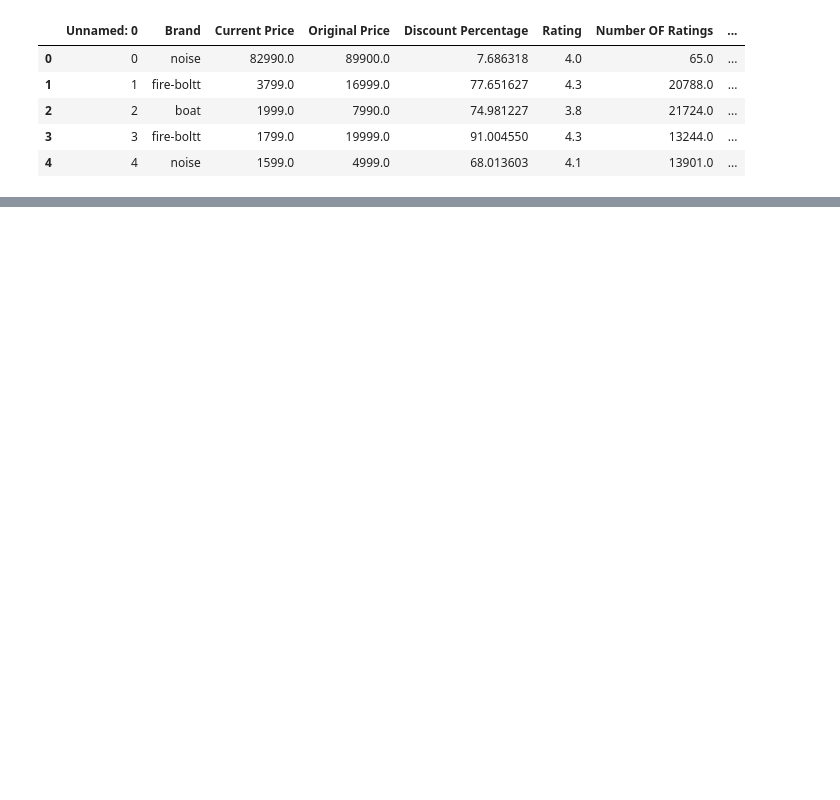
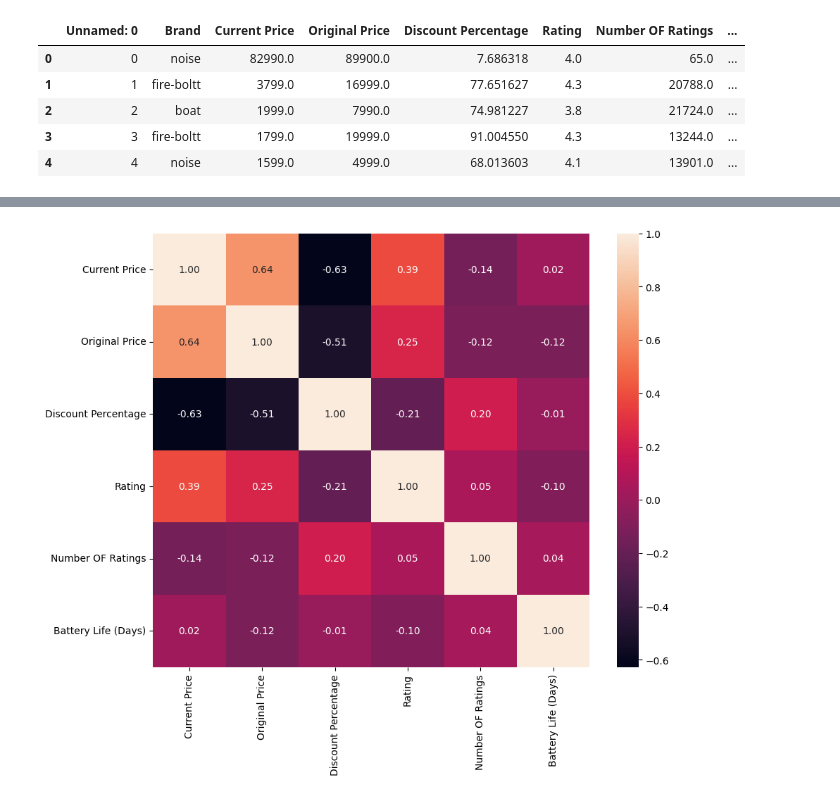
Before and after one commit to ianmuchai/smartwatch_dataset, a Jupyter notebook: Smartwatch_Dataset.ipynb, the cells around one changed output, grey strips where cells are left out. Saved outputs shown, nothing was run; the diff lists cells and outputs as text; code cells hidden in the pictures; blank space fills up the shorter version.

```diff
--- a/Smartwatch_Dataset.ipynb
+++ b/Smartwatch_Dataset.ipynb
@@ -38,6 +38,9 @@ data[categorical_columns] = data[categorical_columns].fillna('Unknown')
 # Filling 'Current Price' and 'Original Price' with their median values
 data['Current Price'] = data['Current Price'].fillna(data['Current Price'].median())
 data['Original Price'] = data['Original Price'].fillna(data['Original Price'].median())
+# %%
+data['Rating'] = data['Rating'].fillna(data['Rating'].median())
+data['Battery Life (Days)'] = data['Battery Life (Days)'].fillna(data['Battery Life (Days)'].median())
 # %%
 data.head()
 # %% [output]
@@ -47,3 +50,7 @@ data.head()
 | 2 | boat | 1999.0 | 7990.0 | 74.981227 | 3.8 | 21724.0 | Wave Call | ... |
 | 3 | fire-boltt | 1799.0 | 19999.0 | 91.004550 | 4.3 | 13244.0 | BSW053 | ... |
 | 4 | noise | 1599.0 | 4999.0 | 68.013603 | 4.1 | 13901.0 | Wrb-sw-colorfitpulsegobuzz-std-bl... | ... |
+# %%
+# Convert to appropriate data types
+categorical_columns = ['Brand', 'Model Name', 'Dial Shape', 'Strap Color', 'Strap Material', 'Touchscreen', 'Bluetooth']
+data[categorical_columns] = data[categorical_columns].astype('category')
@@ -49,0 +180,7 @@ data.head()
+# %%
+#Visualizing the correlation
+plt.figure(figsize=(10, 8))
+sns.heatmap(data.corr(), annot=True, fmt=".2f")
+plt.show()
+# %% [output]
+[figure, added]
```
Also changed, not shown: parts of 23 cells of this notebook.
